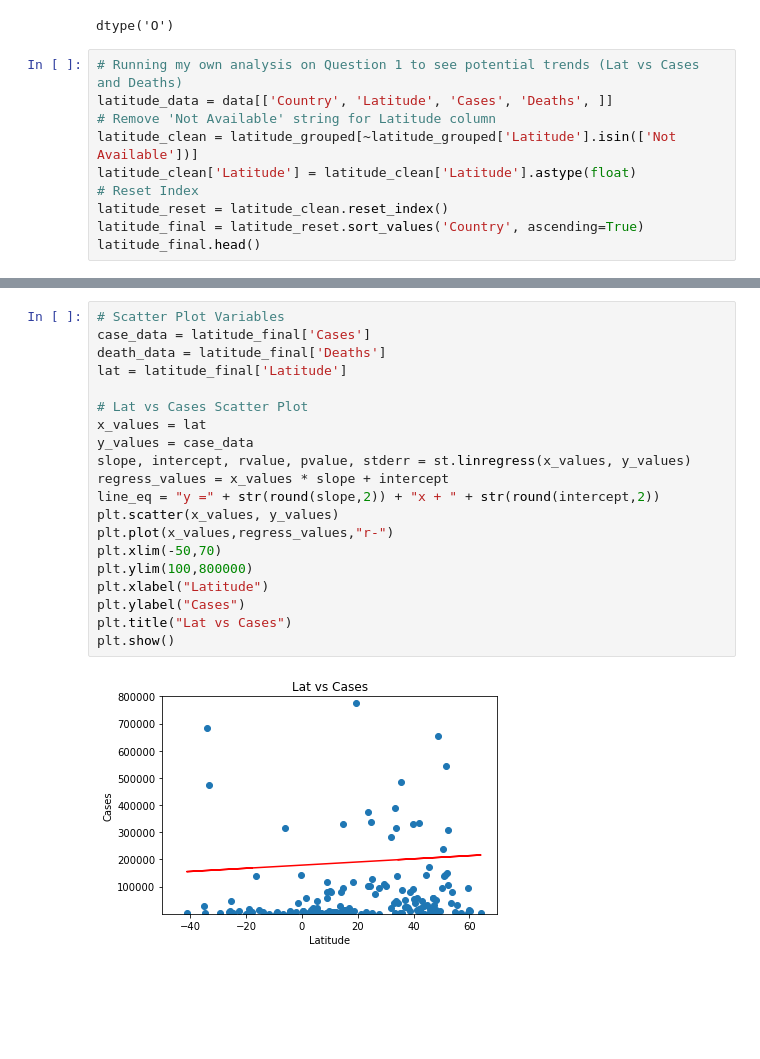
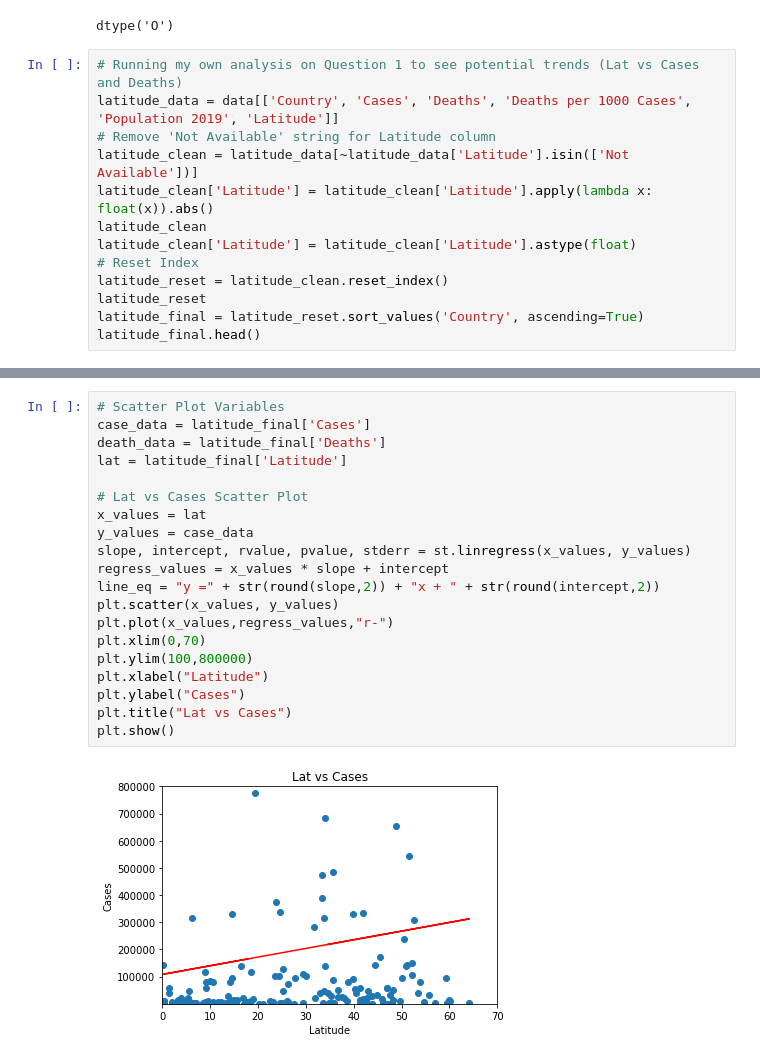
Before and after one commit to AustinRCole/COVID_Lat_GDP_analysis, a Jupyter notebook: Question_Two_Analysis.ipynb, the cells around one changed output, grey strips where cells are left out. Drawn from its saved outputs; the diff is of its cells as text; blank space fills up the shorter version.

```diff
--- a/Question_Two_Analysis.ipynb
+++ b/Question_Two_Analysis.ipynb
@@ -33,12 +33,15 @@ example['Latitude'].dtype
 dtype('O')
 # %%
 # Running my own analysis on Question 1 to see potential trends (Lat vs Cases and Deaths)
-latitude_data = data[['Country', 'Latitude', 'Cases', 'Deaths', ]]
+latitude_data = data[['Country', 'Cases', 'Deaths', 'Deaths per 1000 Cases', 'Population 2019', 'Latitude']]
 # Remove 'Not Available' string for Latitude column
-latitude_clean = latitude_grouped[~latitude_grouped['Latitude'].isin(['Not Available'])]
+latitude_clean = latitude_data[~latitude_data['Latitude'].isin(['Not Available'])]
+latitude_clean['Latitude'] = latitude_clean['Latitude'].apply(lambda x: float(x)).abs()
+latitude_clean
 latitude_clean['Latitude'] = latitude_clean['Latitude'].astype(float)
 # Reset Index
 latitude_reset = latitude_clean.reset_index()
+latitude_reset
 latitude_final = latitude_reset.sort_values('Country', ascending=True)
 latitude_final.head()
 # %% [output]
@@ -71,25 +79,25 @@ Max/Min Lat: 64.15, -41.3
 # %%
 # Scatter Plot Variables
 case_data = latitude_final['Cases']
 death_data = latitude_final['Deaths']
 lat = latitude_final['Latitude']
 
 # Lat vs Cases Scatter Plot
 x_values = lat
 y_values = case_data
 slope, intercept, rvalue, pvalue, stderr = st.linregress(x_values, y_values)
 regress_values = x_values * slope + intercept
 line_eq = "y =" + str(round(slope,2)) + "x + " + str(round(intercept,2))
 plt.scatter(x_values, y_values)
 plt.plot(x_values,regress_values,"r-")
-plt.xlim(-50,70)
+plt.xlim(0,70)
 plt.ylim(100,800000)
 plt.xlabel("Latitude")
 plt.ylabel("Cases")
 plt.title("Lat vs Cases")
 plt.show()
 # %% [output]
-[figure, old version]
+[figure, new version]
 # %%
 # Scatter Plot Deaths vs Latitude from Random Sample
 x_values = lat
```
Also changed, not shown: parts of 9 cells of this notebook.
